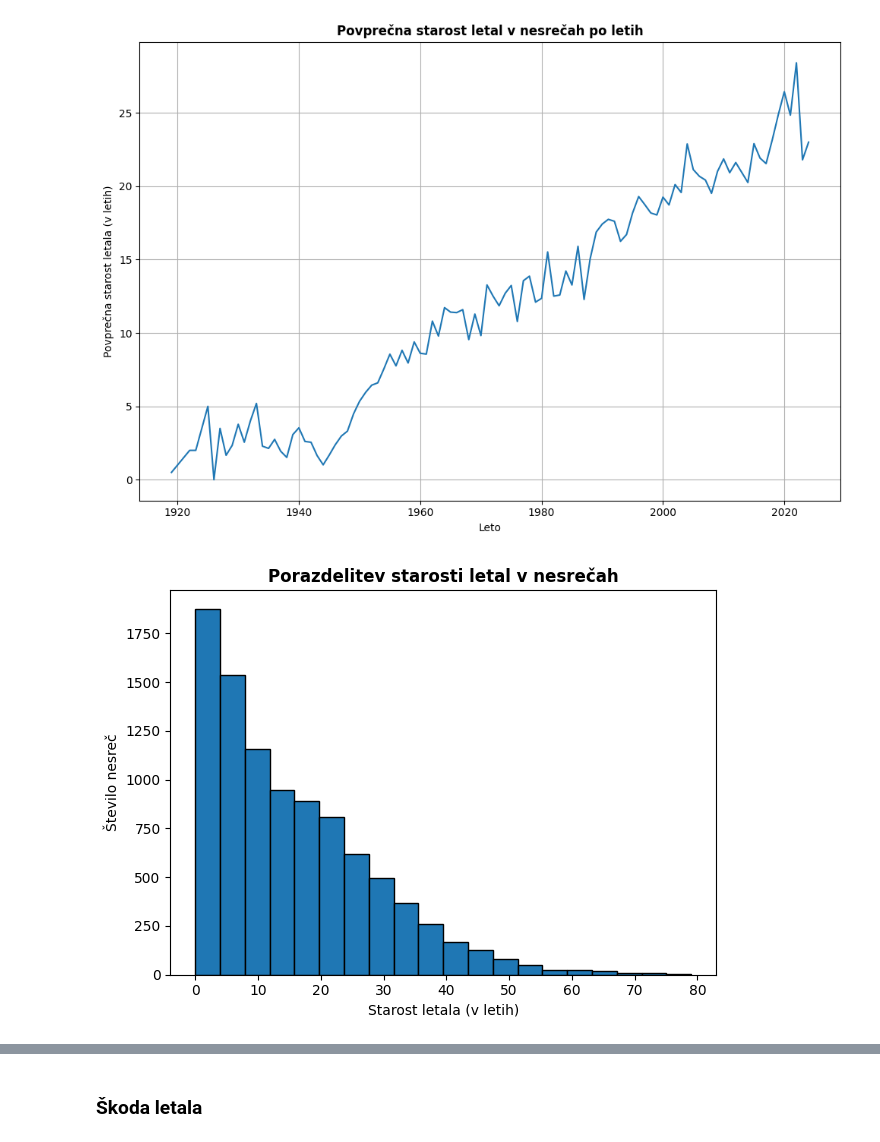
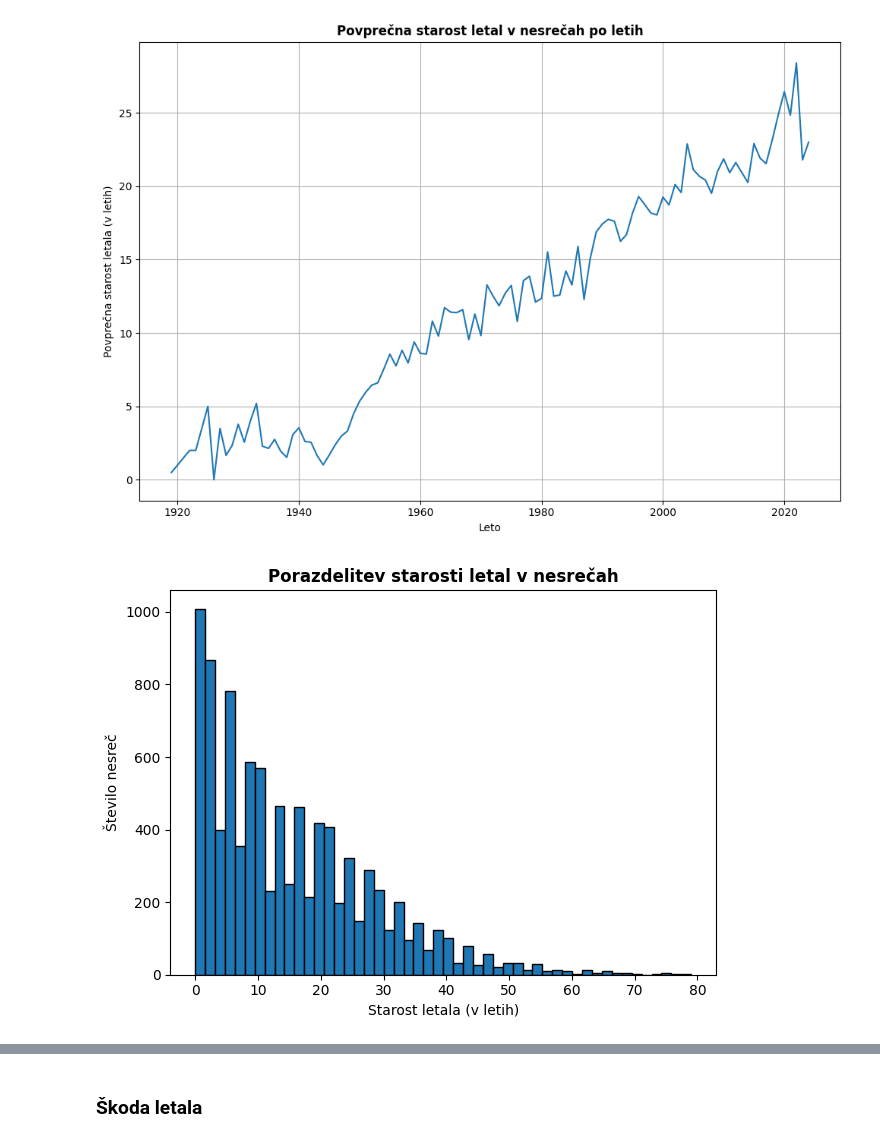
Before and after one commit to kajazefran/Projektna_naloga, a Jupyter notebook: analiza.ipynb, the cells around one changed output, grey strips where cells are left out. Cells and saved outputs as stored; diff of their text form; code cells hidden in the pictures.

```diff
--- a/analiza.ipynb
+++ b/analiza.ipynb
@@ -15,8 +15,7 @@ barve = colormap.colors
 # %%
 meseci_slovar = {'January': 1, 'February': 2, 'March': 3, 'April': 4,
     'May': 5, 'June': 6, 'July': 7, 'August': 8,
-    'September': 9, 'October': 10, 'November': 11, 'December': 12, 'Ni podatka': 13
-}
+    'September': 9, 'October': 10, 'November': 11, 'December': 12, 'Ni podatka': 13}
 # %% [markdown]
 ### Tabela vseh nesreč
 # %%
@@ -200,14 +199,14 @@ plt.tight_layout()
 # %% [output]
 [figure]
 # %%
-letalske_nesrece['starost_letala'].dropna().astype(float).plot.hist(bins=20, edgecolor='black')
+letalske_nesrece['starost_letala'].dropna().astype(float).plot.hist(bins=50, edgecolor='black')
 plt.title("Porazdelitev starosti letal v nesrečah", fontweight='bold')
 plt.xlabel("Starost letala (v letih)")
 plt.ylabel("Število nesreč")
 plt.tight_layout()
 plt.show()
 # %% [output]
-[figure, old version]
+[figure, new version]
 # %%
 letalske_nesrece = letalske_nesrece.dropna()
 povprecna_starost = letalske_nesrece.groupby('narava_leta')['starost_letala'].mean().sort_values()
```
Also changed, not shown: parts of 7 cells of this notebook.
